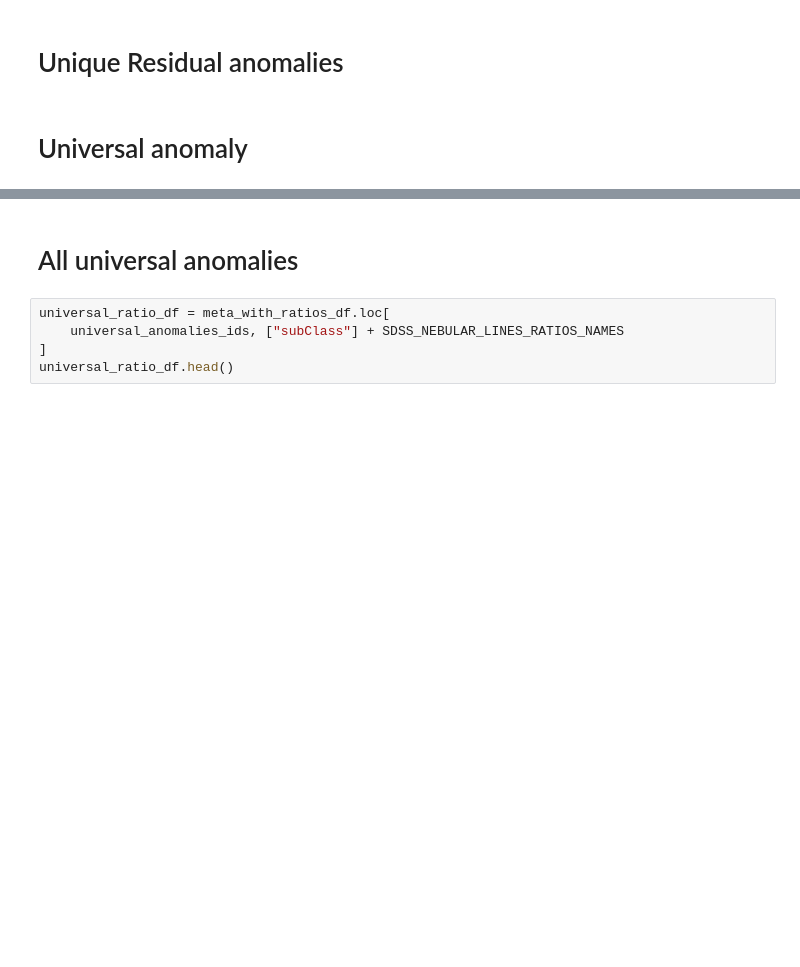
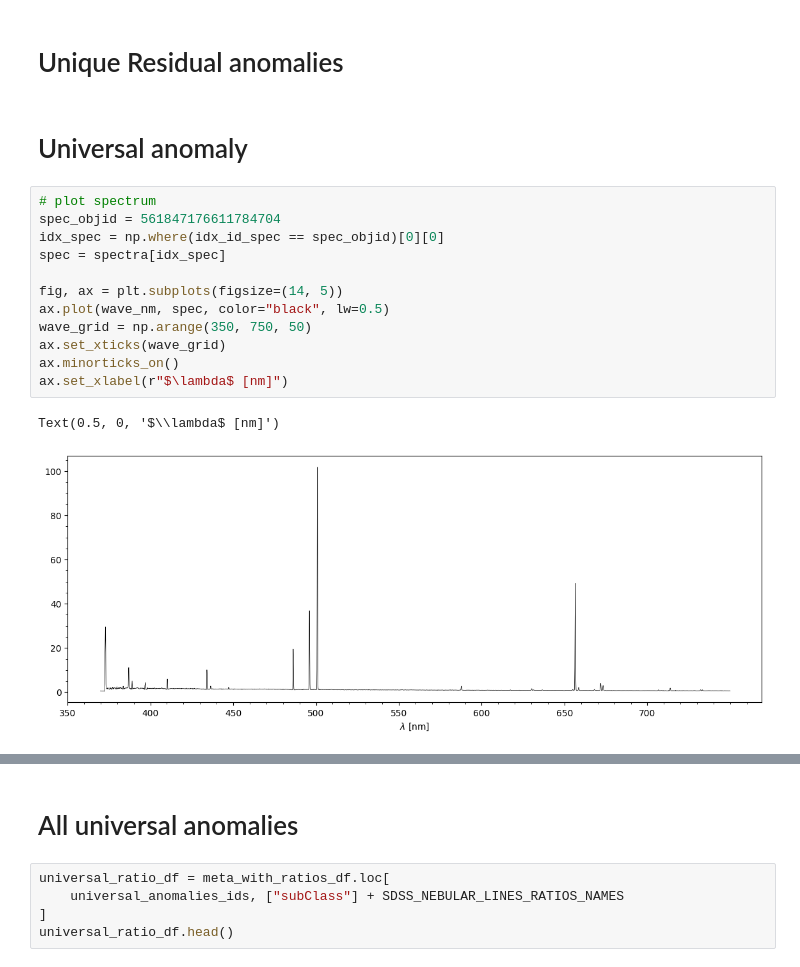
Before and after one commit to ed-ortizm/anomaly, a Jupyter notebook: thesis/02_understand_anomalies.ipynb, the cells around one changed output, grey strips where cells are left out. Drawn from its saved outputs; the diff is of its cells as text; blank space fills up the shorter version.

Commit message:
feature: plot universal anomaly, get line ratios and plot BPT diagram

```diff
--- a/thesis/02_understand_anomalies.ipynb
+++ b/thesis/02_understand_anomalies.ipynb
@@ -221,6 +220,21 @@ class_common_df
 # Unique Residual anomalies
 # %% [markdown]
 # Universal anomaly
+# %%
+# plot spectrum
+spec_objid = 561847176611784704
+idx_spec = np.where(idx_id_spec == spec_objid)[0][0]
+spec = spectra[idx_spec]
+
+fig, ax = plt.subplots(figsize=(14, 5))
+ax.plot(wave_nm, spec, color="black", lw=0.5)
+wave_grid = np.arange(350, 750, 50)
+ax.set_xticks(wave_grid)
+ax.minorticks_on()
+ax.set_xlabel(r"$\lambda$ [nm]")
+# %% [output]
+Text(0.5, 0, '$\\lambda$ [nm]')
+[figure, added]
 # %%
 spec_objid = 561847176611784704
 universal_ratio_df = meta_with_ratios_df.loc[
```
Also changed, not shown: parts of 15 cells of this notebook.
